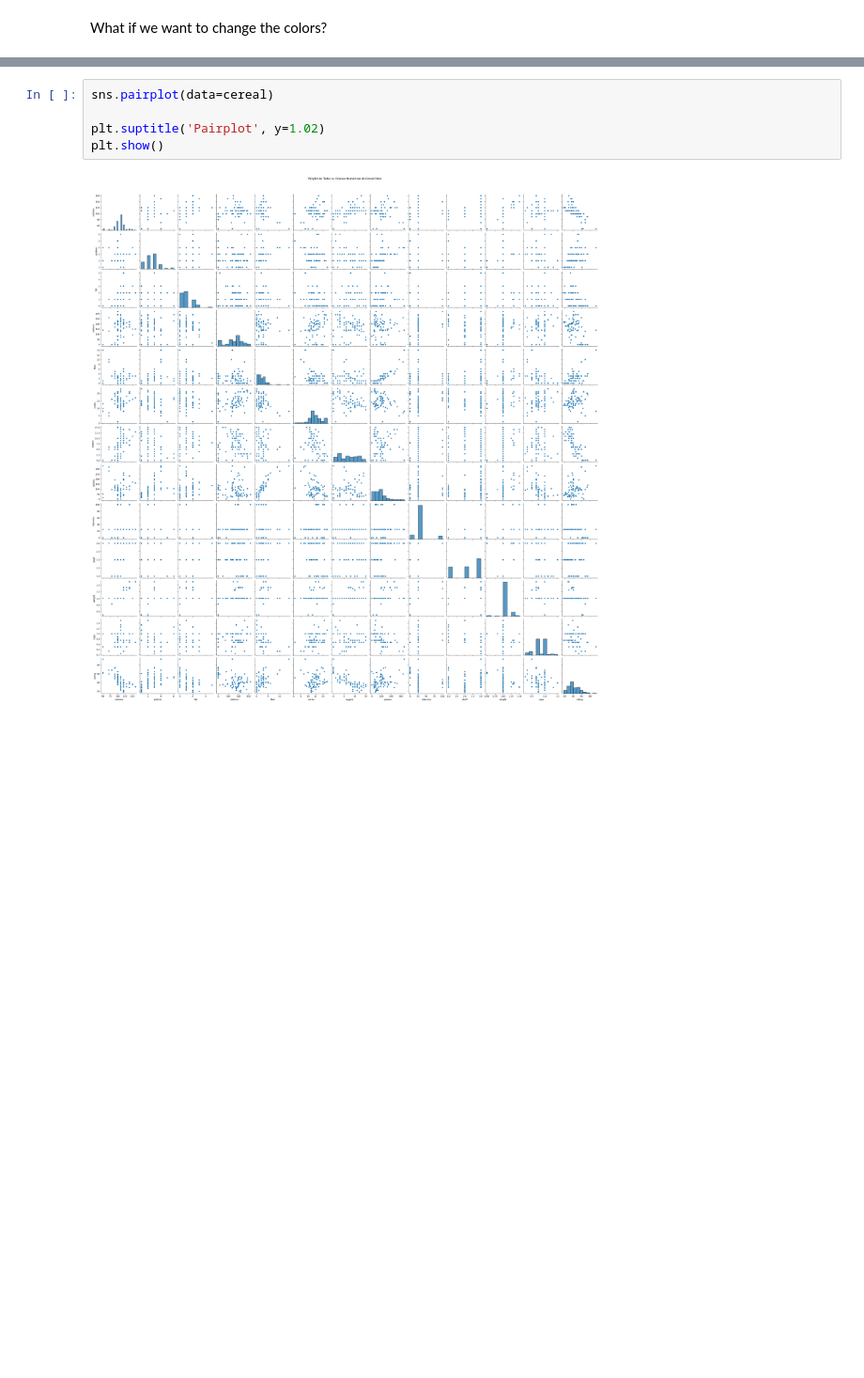
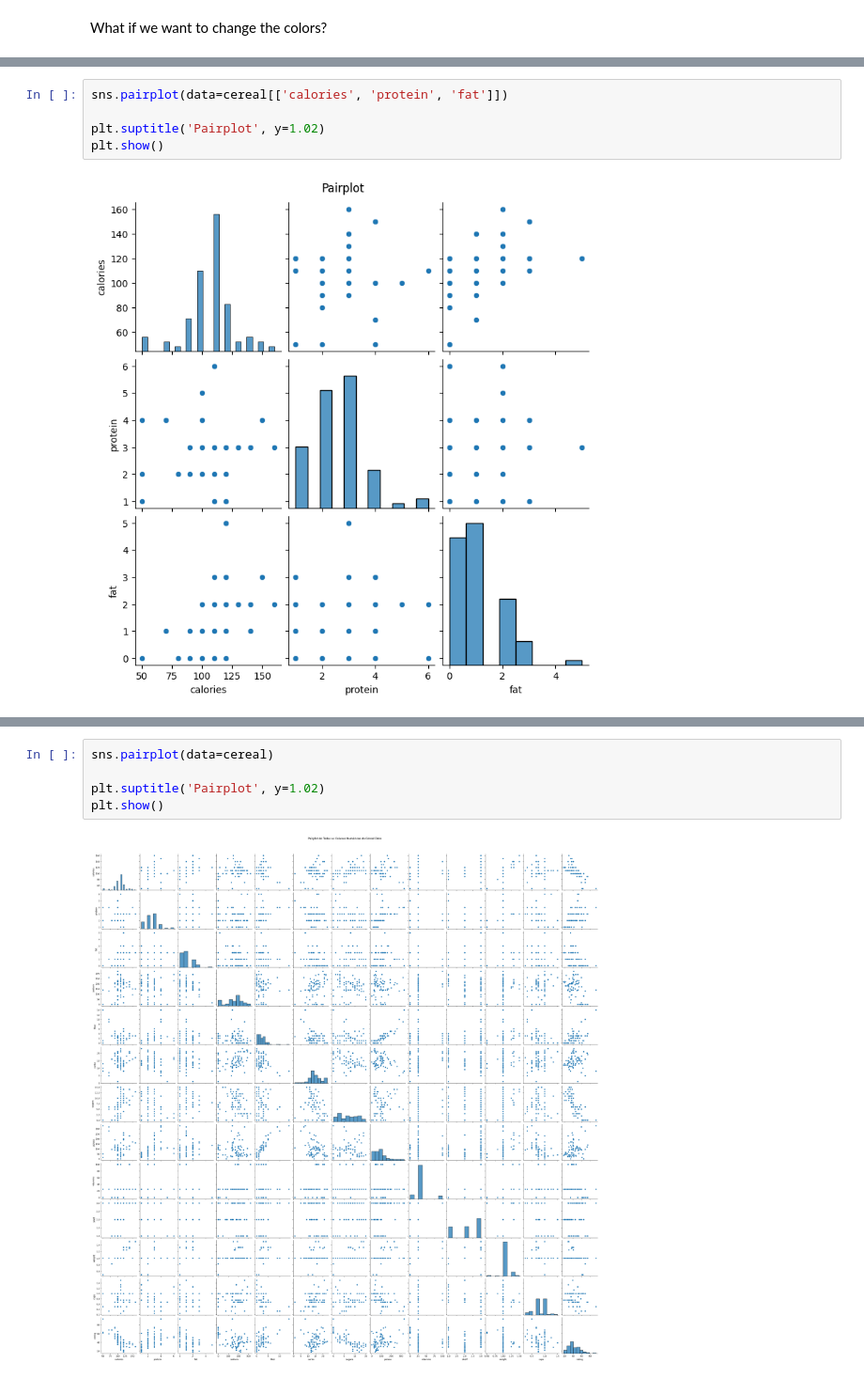
Before and after one commit to gabrielalusofona/icd, a Jupyter notebook: 02-EDA.ipynb, the cells around one changed output, grey strips where cells are left out. Shown at 94% size. Drawn from its saved outputs; the diff is of its cells as text; blank space fills up the shorter version.

```diff
--- a/02-EDA.ipynb
+++ b/02-EDA.ipynb
@@ -681,0 +746,7 @@ plt.title('Calories x Sugar');
+# %%
+sns.pairplot(data=cereal[['calories', 'protein', 'fat']])
+
+plt.suptitle('Pairplot', y=1.02)
+plt.show()
+# %% [output]
+[figure, added]
```
Also changed, not shown: parts of 23 cells of this notebook, 8 other files.
